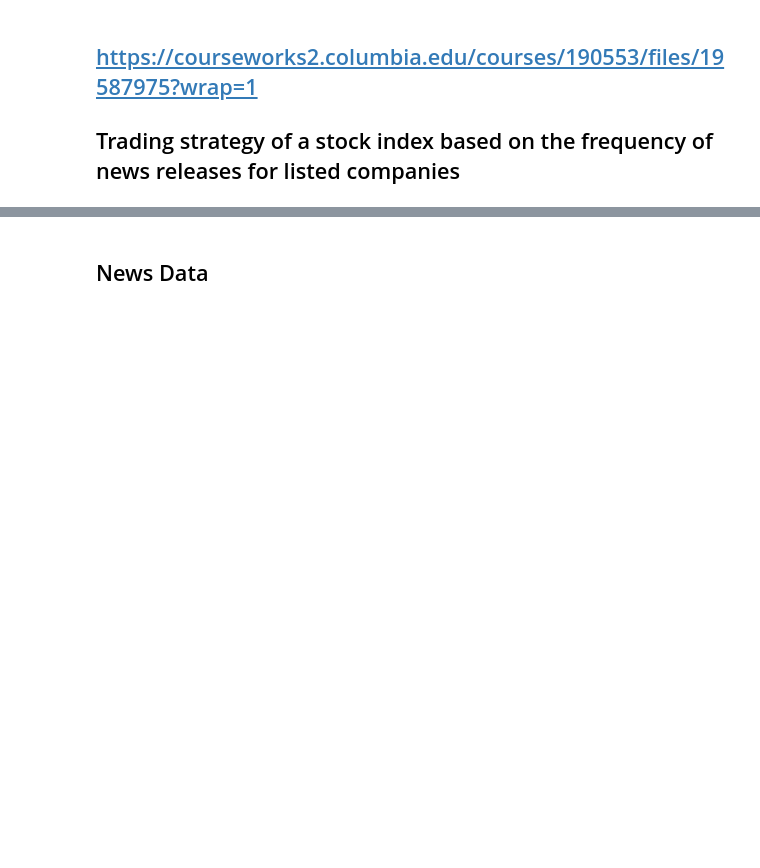
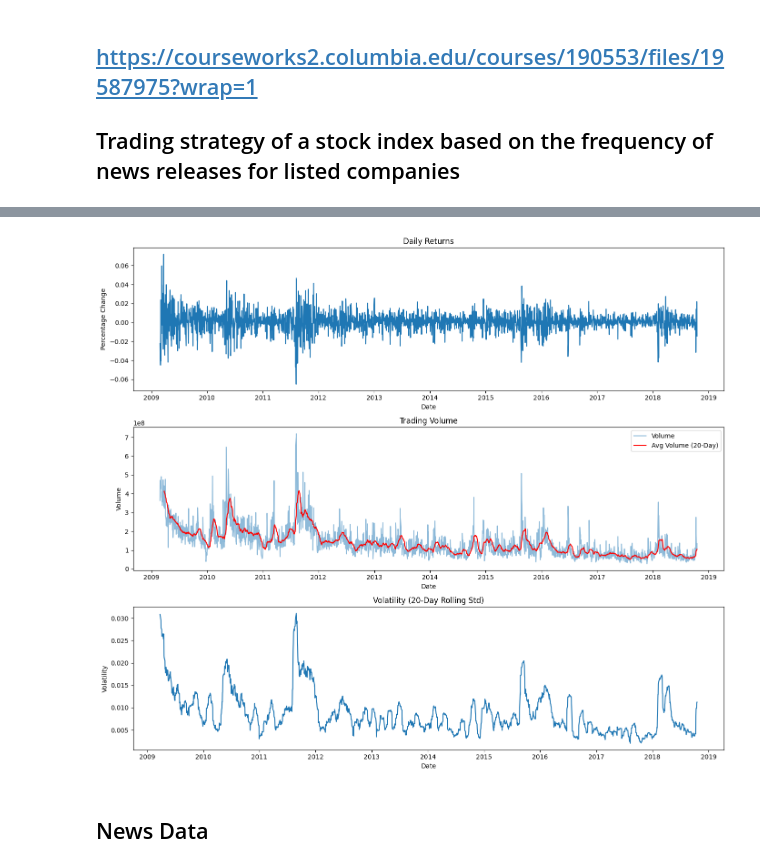
Before and after one commit to A-Chaudhary/college-senior-spring2024-algorithmic-trading-project-4, a Jupyter notebook: Project_4.ipynb, the cells around one changed output, grey strips where cells are left out. Saved outputs shown, nothing was run; the diff lists cells and outputs as text; code cells hidden in the pictures; blank space fills up the shorter version.

```diff
--- a/Project_4.ipynb
+++ b/Project_4.ipynb
@@ -43,3 +115,43 @@ File data found...reading SPY data
+# %%
+# Calculate Daily Returns
+spy_data['Daily_Returns'] = spy_data['Close'].pct_change()
+
+# Calculate Average Daily Trading Volume (rolling mean)
+spy_data['Avg_Volume'] = spy_data['Volume'].rolling(window=20).mean()
+
+# Calculate Volatility (e.g., 20-day rolling standard deviation of returns)
+spy_data['Volatility'] = spy_data['Daily_Returns'].rolling(window=20).std()
+
+# Plotting
+plt.figure(figsize=(14, 12))
+
+# Daily Returns
+plt.subplot(3, 1, 1)
+plt.plot(spy_data.index, spy_data['Daily_Returns'])
+plt.title('Daily Returns')
+plt.xlabel('Date')
+plt.ylabel('Percentage Change')
+
+# Average Daily Trading Volume
+plt.subplot(3, 1, 2)
+plt.plot(spy_data.index, spy_data['Volume'], label='Volume', alpha=0.5)
+plt.plot(spy_data.index, spy_data['Avg_Volume'], label='Avg Volume (20-Day)', color='red')
+plt.title('Trading Volume')
+plt.xlabel('Date')
+plt.ylabel('Volume')
+plt.legend()
+
+# Volatility
+plt.subplot(3, 1, 3)
+plt.plot(spy_data.index, spy_data['Volatility'])
+plt.title('Volatility (20-Day Rolling Std)')
+plt.xlabel('Date')
+plt.ylabel('Volatility')
+
+plt.tight_layout()
+plt.show()
+# %% [output]
+[figure, added]
 # %% [markdown]
 ## News Data
 # %%
```
Also changed, not shown: parts of 23 cells of this notebook.
